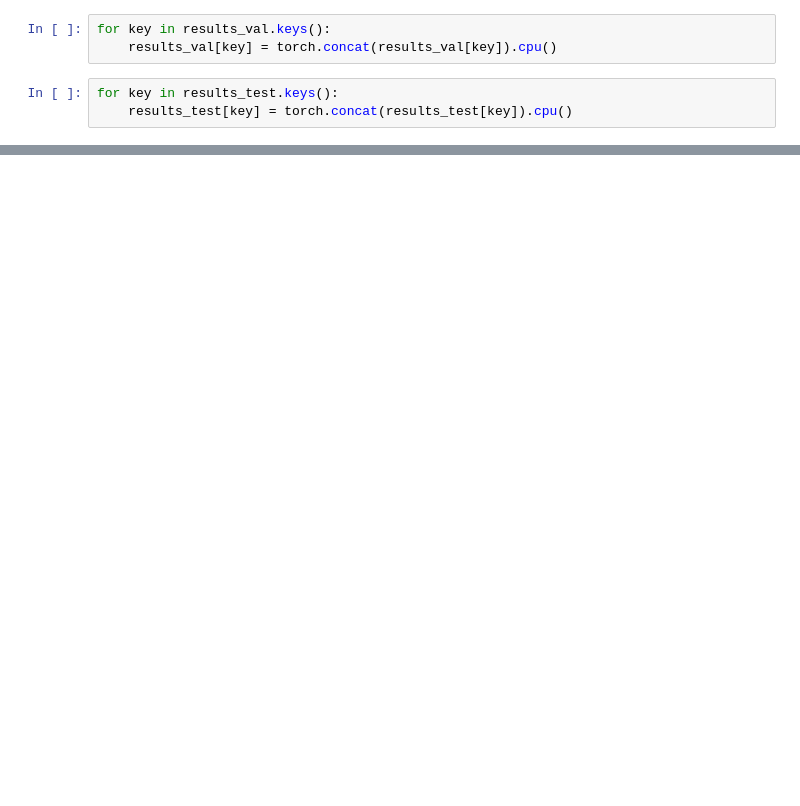
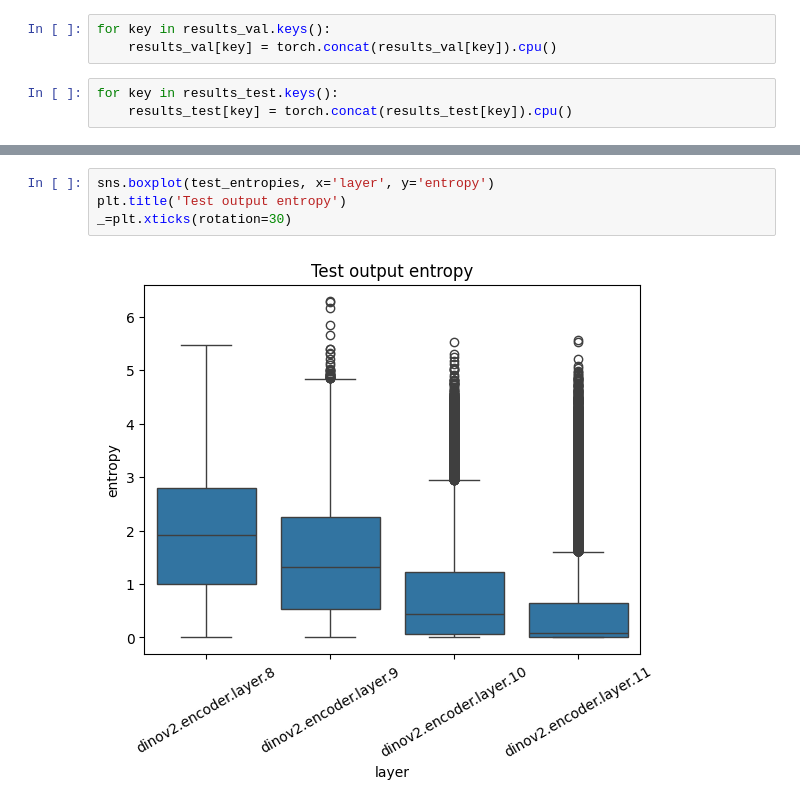
Before and after one commit to lrast/CLSTokenAnalysis, a Jupyter notebook: 1.1.5-decoder_train.ipynb, the cells around one changed output, grey strips where cells are left out. Cells and saved outputs as stored; diff of their text form; blank space fills up the shorter version.

```diff
--- a/1.1.5-decoder_train.ipynb
+++ b/1.1.5-decoder_train.ipynb
@@ -333,0 +248,6 @@ ValueError: x and y must have same first dimension, but have shapes (4,) and (0,
+# %%
+sns.boxplot(test_entropies, x='layer', y='entropy')
+plt.title('Test output entropy')
+_=plt.xticks(rotation=30)
+# %% [output]
+[figure, added]
```
Also changed, not shown: parts of 58 cells of this notebook, 4 other files.
